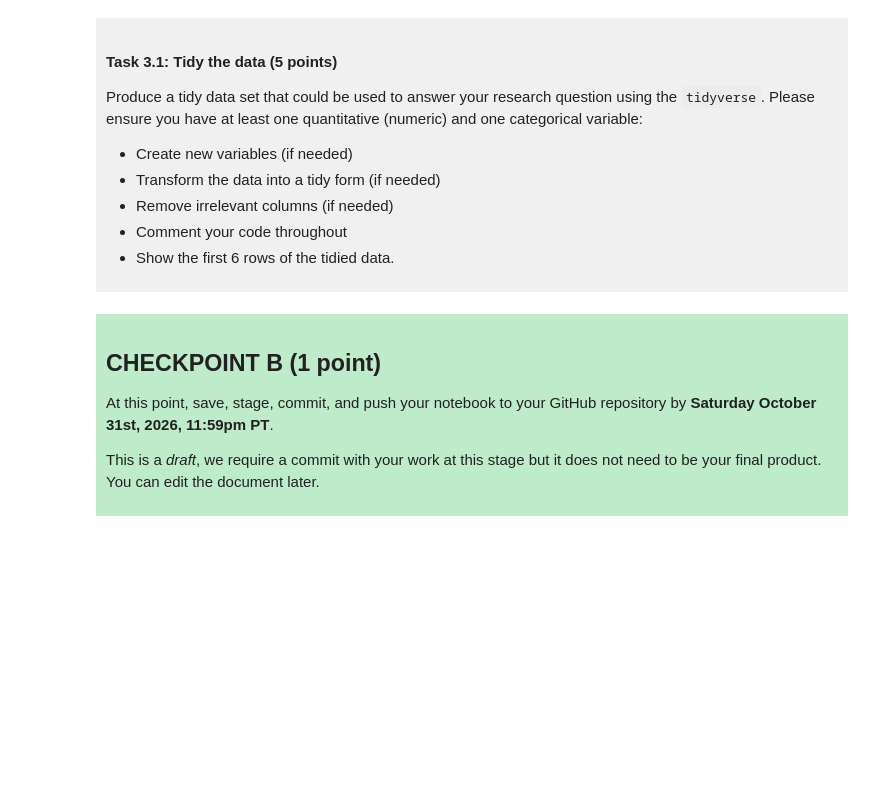
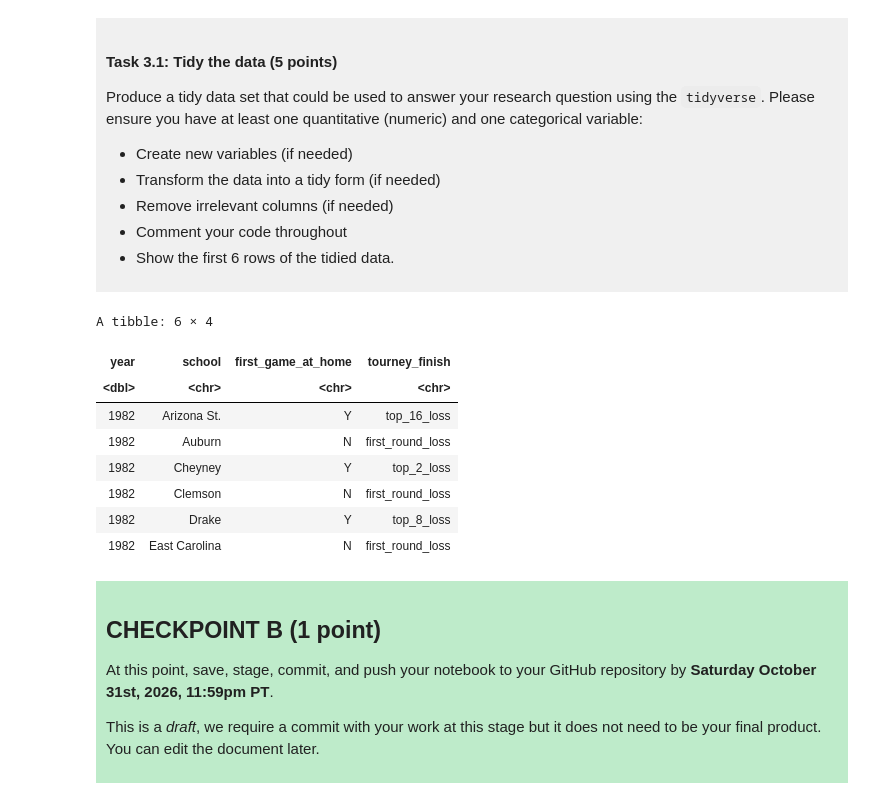
Before and after one commit to dy581/DSCI-100-Project-Dayun-Choi, a Jupyter notebook: dsci-100-project-notebook.ipynb, the cells around one changed output. Drawn from its saved outputs; the diff is of its cells as text; code cells hidden in the pictures; blank space fills up the shorter version.

```diff
--- a/dsci-100-project-notebook.ipynb
+++ b/dsci-100-project-notebook.ipynb
@@ -227,6 +227,19 @@ Produce a tidy data set that could be used to answer your research question usin
 - Show the first 6 rows of the tidied data.
 
 </div>
+# %%
+tidy_wmbb <- select(wmbb_data, year, school, first_game_at_home, tourney_finish)
+head(tidy_wmbb)
+# %% [output]
+A tibble: 6 × 4
+| year | school | first_game_at_home | tourney_finish |
+| <dbl> | <chr> | <chr> | <chr> |
+| 1982 | Arizona St. | Y | top_16_loss |
+| 1982 | Auburn | N | first_round_loss |
+| 1982 | Cheyney | Y | top_2_loss |
+| 1982 | Clemson | N | first_round_loss |
+| 1982 | Drake | Y | top_8_loss |
+| 1982 | East Carolina | N | first_round_loss |
 # %% [markdown]
 <div style="background-color: #beebca; padding: 10px;">
 
```
